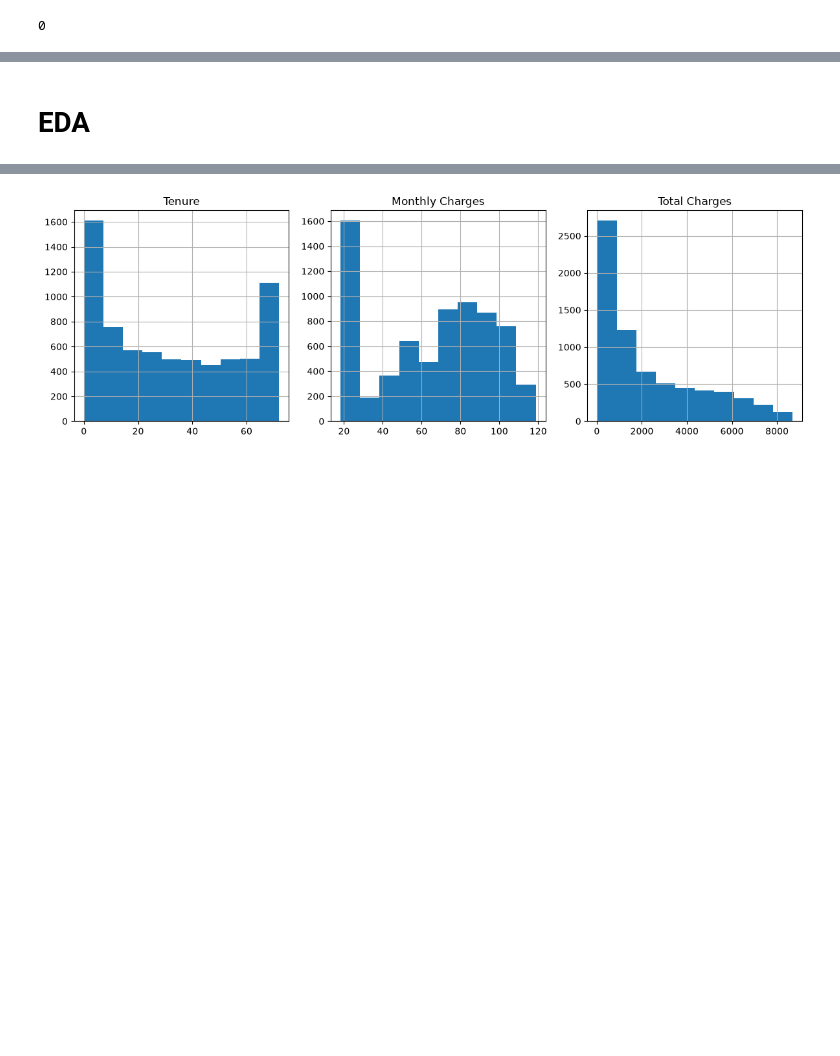
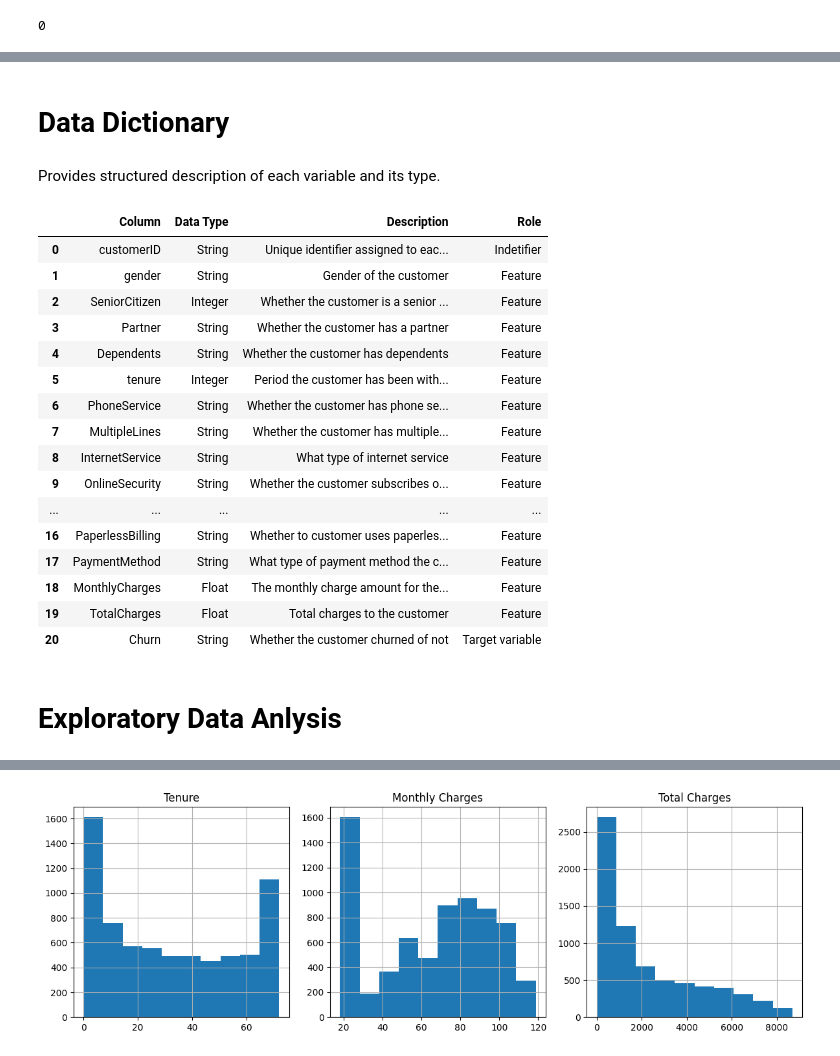
Before and after one commit to keeganprunty/telco-churn-analysis, a Jupyter notebook: telco_customer_analysis.ipynb, the cells around one changed output, grey strips where cells are left out. Drawn from its saved outputs; the diff is of its cells as text; code cells hidden in the pictures; blank space fills up the shorter version.

```diff
--- a/telco_customer_analysis.ipynb
+++ b/telco_customer_analysis.ipynb
@@ -81,0 +204,15 @@ df['TotalCharges'] = pd.to_numeric(df['TotalCharges'], errors = 'coerce')
+# %% [markdown]
+# Data Dictionary
+# %% [markdown]
+Provides structured description of each variable and its type.
+# %%
+type_map = {
+    'int64': "Integer",
+    'float64': 'Float',
+    'object': 'String'
+}
+
+data_dictionary = pd.DataFrame({
+    'Column' : clean_df.columns,
+    'Data Type' : clean_df.dtypes.astype(str).map(type_map).values, #remove the column names
+})
@@ -82,2 +270,22 @@ df['TotalCharges'] = pd.to_numeric(df['TotalCharges'], errors = 'coerce')
+# %%
+data_dictionary
+# %% [output]
+|  | Column | Data Type | Description | Role |
+| 0 | customerID | String | Unique identifier assigned to eac... | Indetifier |
+| 1 | gender | String | Gender of the customer | Feature |
+| 2 | SeniorCitizen | Integer | Whether the customer is a senior ... | Feature |
+| 3 | Partner | String | Whether the customer has a partner | Feature |
+| 4 | Dependents | String | Whether the customer has dependents | Feature |
+| 5 | tenure | Integer | Period the customer has been with... | Feature |
+| 6 | PhoneService | String | Whether the customer has phone se... | Feature |
+| 7 | MultipleLines | String | Whether the customer has multiple... | Feature |
+| 8 | InternetService | String | What type of internet service | Feature |
+| 9 | OnlineSecurity | String | Whether the customer subscribes o... | Feature |
+| ... | ... | ... | ... | ... |
+| 16 | PaperlessBilling | String | Whether to customer uses paperles... | Feature |
+| 17 | PaymentMethod | String | What type of payment method the c... | Feature |
+| 18 | MonthlyCharges | Float | The monthly charge amount for the... | Feature |
+| 19 | TotalCharges | Float | Total charges to the customer | Feature |
+| 20 | Churn | String | Whether the customer churned of not | Target variable |
 # %% [markdown]
-# EDA
+# Exploratory Data Anlysis
```
Also changed, not shown: parts of 38 cells of this notebook, 1 other file.
